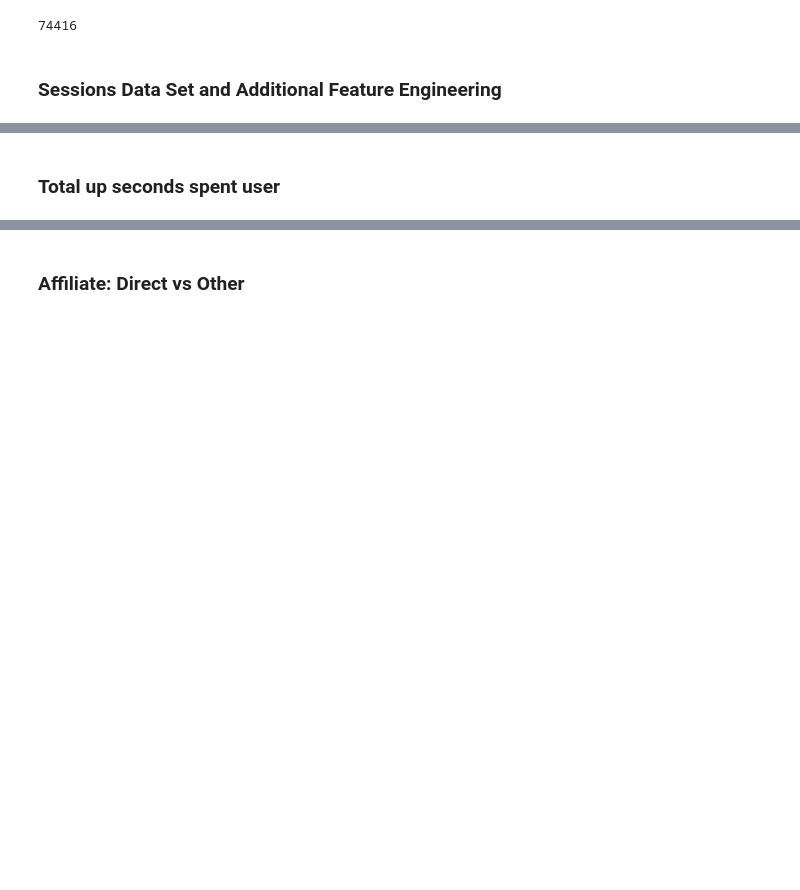
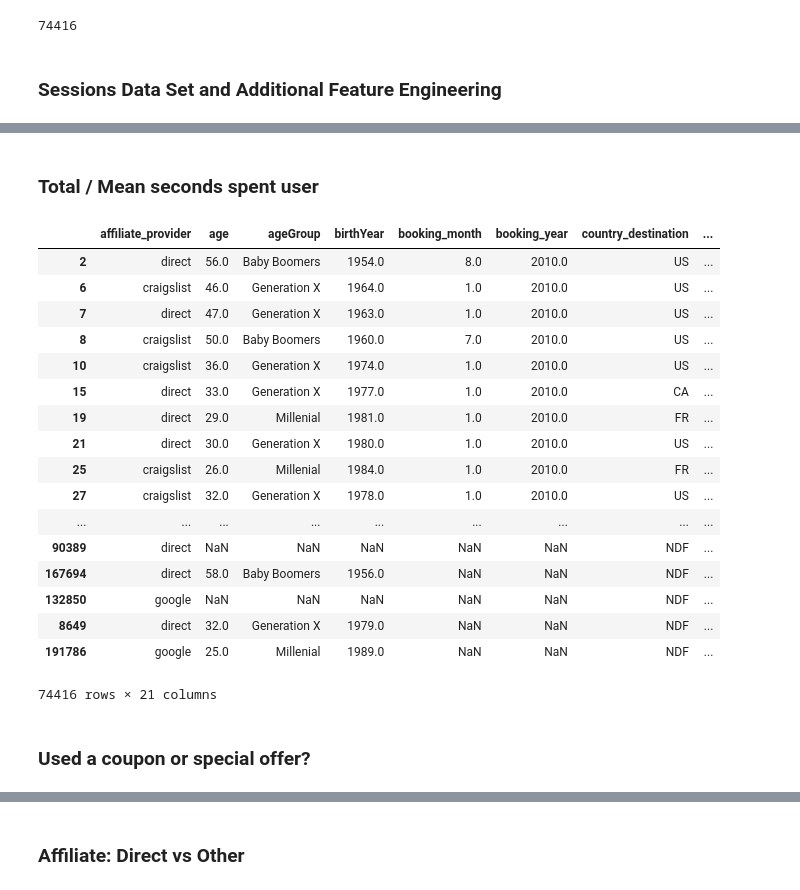
Before and after one commit to amungale/Hotel-Booking, a Jupyter notebook: AirBnB Analysis.ipynb, the cells around one changed output, grey strips where cells are left out. Cells and saved outputs as stored; diff of their text form; code cells hidden in the pictures; blank space fills up the shorter version.

```diff
--- a/AirBnB Analysis.ipynb
+++ b/AirBnB Analysis.ipynb
@@ -290,7 +295,32 @@ NameError: name 'sessions' is not defined
 # %% [markdown]
-### Total up seconds spent user
+### Total / Mean seconds spent user
 # %%
-time_spent = pd.DataFrame(sessions.groupby(['user_id'])['secs_elapsed'].sum())
-time_spent.index.rename('id', inplace=True)
-time_spent
-bookings = bookings.join(time_spent, on="id")
+mean_time_spent = pd.DataFrame(sessions.groupby(['user_id'])['secs_elapsed'].mean())
+mean_time_spent.index.rename('id', inplace=True)
+mean_time_spent
+bookings = bookings.join(mean_time_spent, on="id")
+# %%
+total_time_spent = pd.DataFrame(sessions.groupby(['user_id'])['secs_elapsed'].sum())
+total_time_spent.index.rename('id', inplace=True)
+bookings.join(total_time_spent, on="id", how="left", lsuffix='_mean', rsuffix='_full')
+# %% [output]
+|  | affiliate_provider | age | ageGroup | birthYear | booking_month | booking_year | country_destination | ... |
+| 2 | direct | 56.0 | Baby Boomers | 1954.0 | 8.0 | 2010.0 | US | ... |
+| 6 | craigslist | 46.0 | Generation X | 1964.0 | 1.0 | 2010.0 | US | ... |
+| 7 | direct | 47.0 | Generation X | 1963.0 | 1.0 | 2010.0 | US | ... |
+| 8 | craigslist | 50.0 | Baby Boomers | 1960.0 | 7.0 | 2010.0 | US | ... |
+| 10 | craigslist | 36.0 | Generation X | 1974.0 | 1.0 | 2010.0 | US | ... |
+| 15 | direct | 33.0 | Generation X | 1977.0 | 1.0 | 2010.0 | CA | ... |
+| 19 | direct | 29.0 | Millenial | 1981.0 | 1.0 | 2010.0 | FR | ... |
+| 21 | direct | 30.0 | Generation X | 1980.0 | 1.0 | 2010.0 | US | ... |
+| 25 | craigslist | 26.0 | Millenial | 1984.0 | 1.0 | 2010.0 | FR | ... |
+| 27 | craigslist | 32.0 | Generation X | 1978.0 | 1.0 | 2010.0 | US | ... |
+| ... | ... | ... | ... | ... | ... | ... | ... | ... |
+| 90389 | direct | NaN | NaN | NaN | NaN | NaN | NDF | ... |
+| 167694 | direct | 58.0 | Baby Boomers | 1956.0 | NaN | NaN | NDF | ... |
+| 132850 | google | NaN | NaN | NaN | NaN | NaN | NDF | ... |
+| 8649 | direct | 32.0 | Generation X | 1979.0 | NaN | NaN | NDF | ... |
+| 191786 | google | 25.0 | Millenial | 1989.0 | NaN | NaN | NDF | ... |
+74416 rows × 21 columns
+# %% [markdown]
+### Used a coupon or special offer?
```
Also changed, not shown: parts of 16 cells of this notebook.
